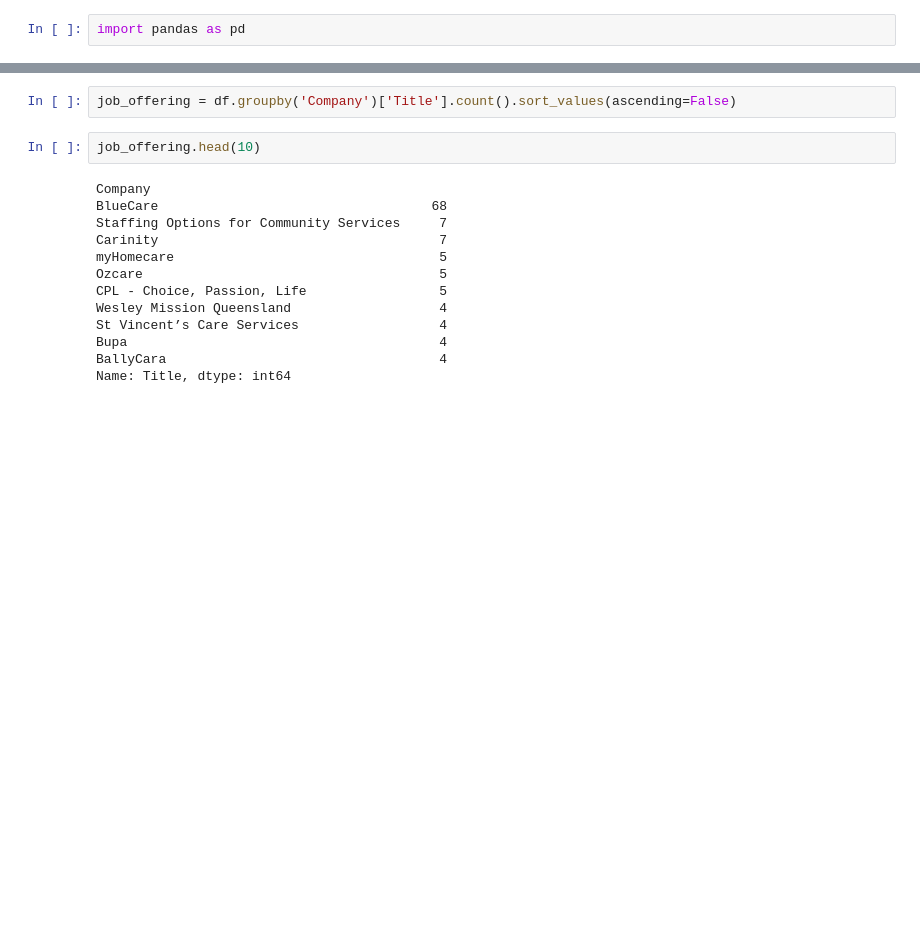
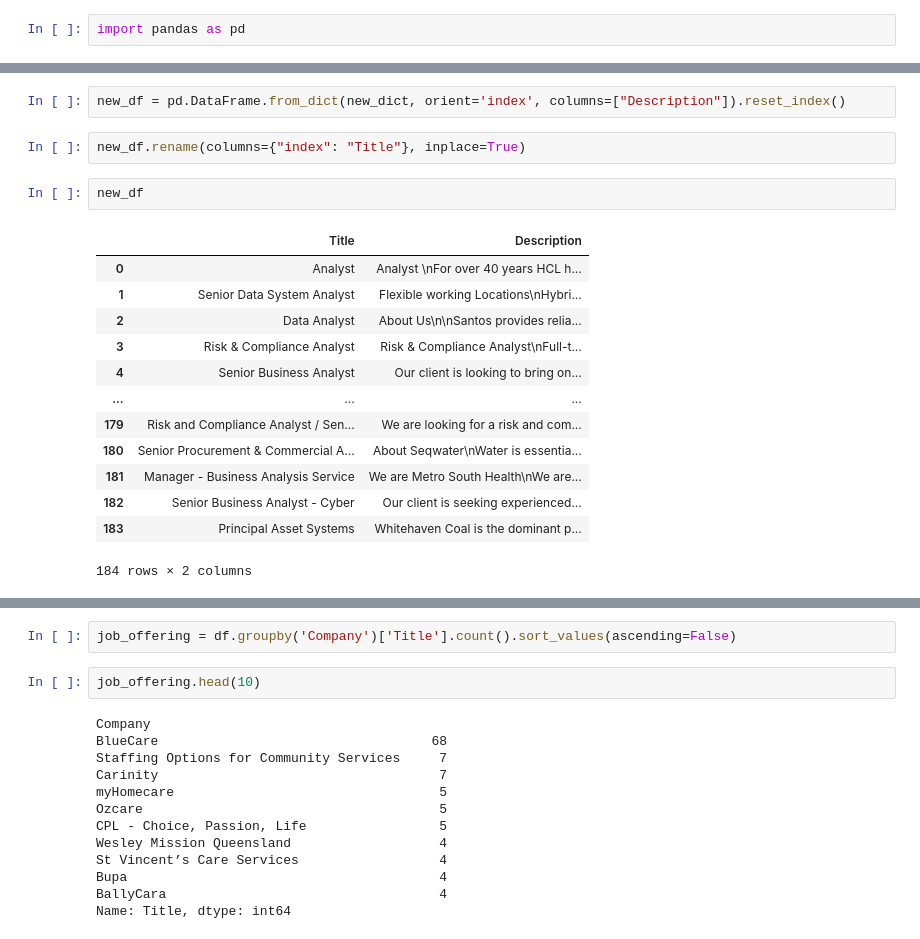
Before and after one commit to SacSresta/Job-Scraper, a Jupyter notebook: eda.ipynb, the cells around one changed output, grey strips where cells are left out. Cells and saved outputs as stored; diff of their text form; blank space fills up the shorter version.

```diff
--- a/eda.ipynb
+++ b/eda.ipynb
@@ -4,0 +135,20 @@ df = pd.read_csv('job_listings.csv')
+# %%
+new_df = pd.DataFrame.from_dict(new_dict, orient='index', columns=["Description"]).reset_index()
+# %%
+new_df.rename(columns={"index": "Title"}, inplace=True)
+# %%
+new_df
+# %% [output]
+|  | Title | Description |
+| 0 | Analyst | Analyst \nFor over 40 years HCL h... |
+| 1 | Senior Data System Analyst | Flexible working Locations\nHybri... |
+| 2 | Data Analyst | About Us\n\nSantos provides relia... |
+| 3 | Risk & Compliance Analyst | Risk & Compliance Analyst\nFull-t... |
+| 4 | Senior Business Analyst | Our client is looking to bring on... |
+| ... | ... | ... |
+| 179 | Risk and Compliance Analyst / Sen... | We are looking for a risk and com... |
+| 180 | Senior Procurement & Commercial A... | About Seqwater\nWater is essentia... |
+| 181 | Manager - Business Analysis Service | We are Metro South Health\nWe are... |
+| 182 | Senior Business Analyst - Cyber | Our client is seeking experienced... |
+| 183 | Principal Asset Systems | Whitehaven Coal is the dominant p... |
+184 rows × 2 columns
```
Also changed, not shown: parts of 16 cells of this notebook, 13 other files.
